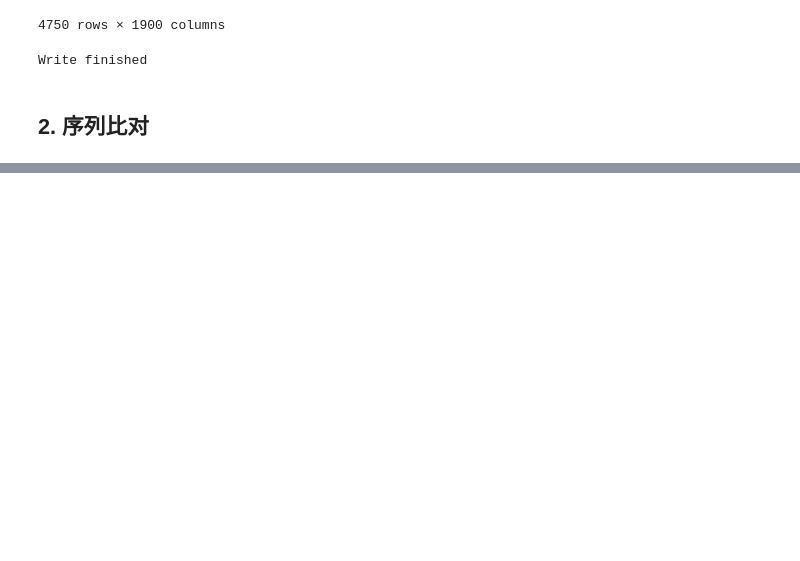
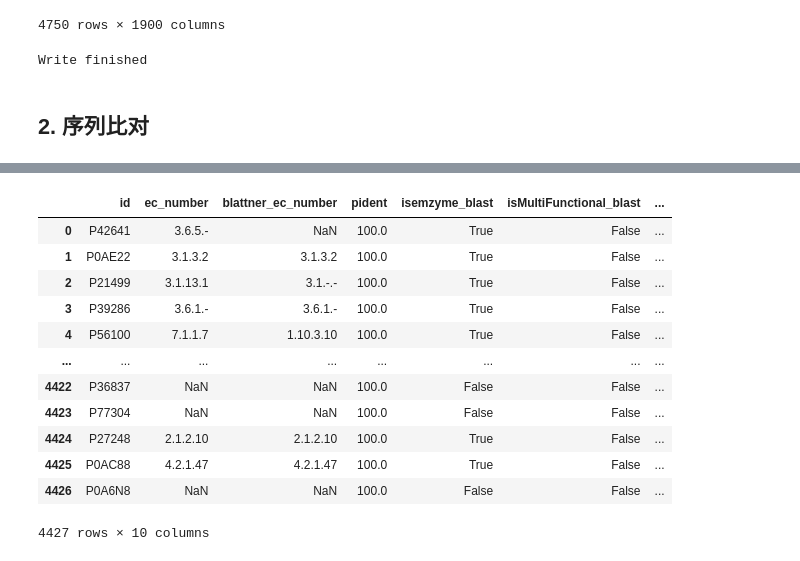
Before and after one commit to kingstdio/BioUniprot, a Jupyter notebook: tasks/task3/task3_1515.ipynb, the cells around one changed output, grey strips where cells are left out. Saved outputs shown, nothing was run; the diff lists cells and outputs as text; code cells hidden in the pictures; blank space fills up the shorter version.

```diff
--- a/tasks/task3/task3_1515.ipynb
+++ b/tasks/task3/task3_1515.ipynb
@@ -118,0 +162,28 @@ res_data = train_data_labeled.merge(unirep_data, on='id', how='left')
+# %%
+isEnzyme_model = './model/isenzyme.model'
+isEnzyme_pred, isEnzyme_pred_prob = get_isEnzymeRes(querydata=data_1515.iloc[:,8:1909], model_file=isEnzyme_model )
+# %%
+isEnzyme_pred = pd.DataFrame(isEnzyme_pred)
+isEnzyme_pred['isenzyme_slice_prob'] = isEnzyme_pred_prob
+isEnzyme_pred['id']=data_1515.id
+isEnzyme_pred.rename(columns={0:'isenzyme_slice_pred'}, inplace=True)
+# %%
+isEnzyme_pred.drop_duplicates(subset=None, keep='first', inplace =True)
+# %%
+data_test_blast_isemzyme_res = data_test_blast_res.merge(isEnzyme_pred, on='id', how='left')
+# %%
+data_test_blast_isemzyme_res
+# %% [output]
+|  | id | ec_number | blattner_ec_number | pident | isemzyme_blast | isMultiFunctional_blast | ... |
+| 0 | P42641 | 3.6.5.- | NaN | 100.0 | True | False | ... |
+| 1 | P0AE22 | 3.1.3.2 | 3.1.3.2 | 100.0 | True | False | ... |
+| 2 | P21499 | 3.1.13.1 | 3.1.-.- | 100.0 | True | False | ... |
+| 3 | P39286 | 3.6.1.- | 3.6.1.- | 100.0 | True | False | ... |
+| 4 | P56100 | 7.1.1.7 | 1.10.3.10 | 100.0 | True | False | ... |
+| ... | ... | ... | ... | ... | ... | ... | ... |
+| 4422 | P36837 | NaN | NaN | 100.0 | False | False | ... |
+| 4423 | P77304 | NaN | NaN | 100.0 | False | False | ... |
+| 4424 | P27248 | 2.1.2.10 | 2.1.2.10 | 100.0 | True | False | ... |
+| 4425 | P0AC88 | 4.2.1.47 | 4.2.1.47 | 100.0 | True | False | ... |
+| 4426 | P0A6N8 | NaN | NaN | 100.0 | False | False | ... |
+4427 rows × 10 columns
```
Also changed, not shown: parts of 53 cells of this notebook, 3 other files.
